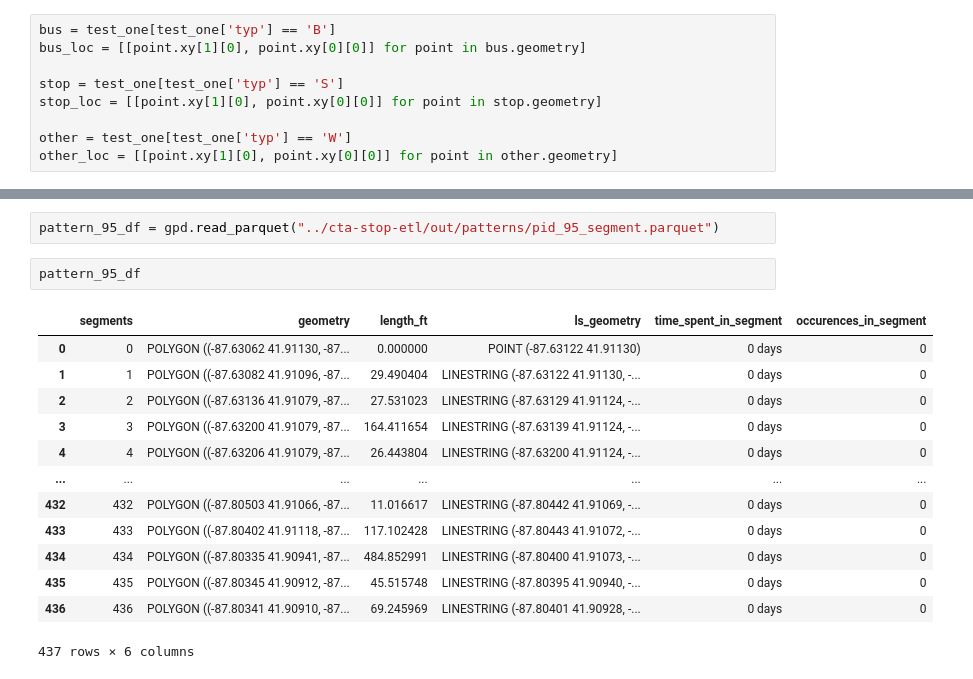
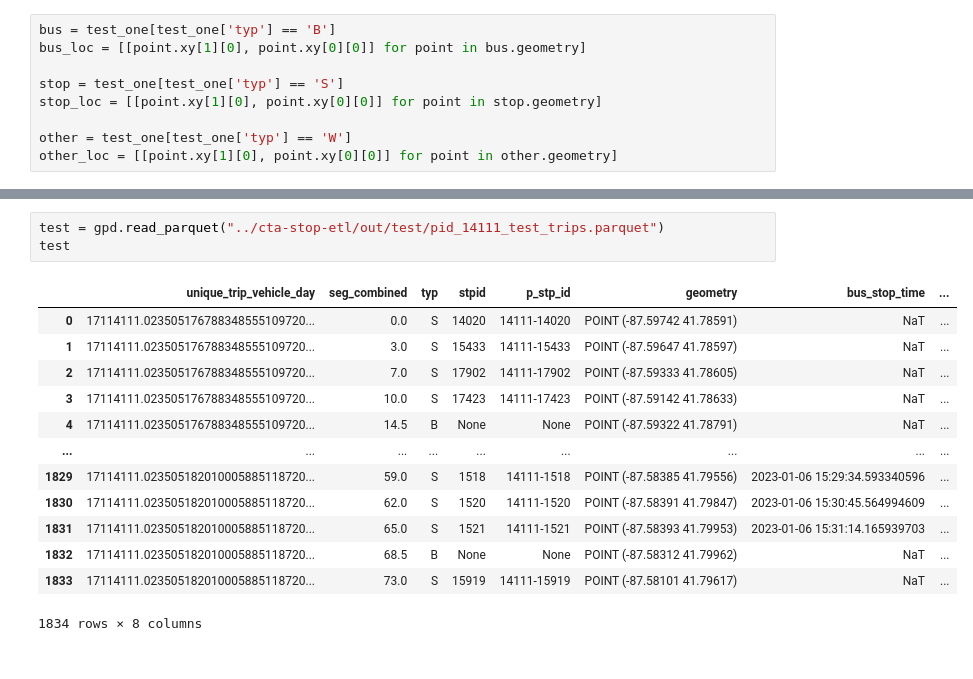
Before and after one commit to mansueto-institute/cta-stop-watch, a Jupyter notebook: cta-stop-watch/scratch/map_stuff.ipynb, the cells around one changed output, grey strips where cells are left out. Cells and saved outputs as stored; diff of their text form.

Commit message:
add stop ids

```diff
--- a/cta-stop-watch/scratch/map_stuff.ipynb
+++ b/cta-stop-watch/scratch/map_stuff.ipynb
@@ -313,18 +349,17 @@ single_trip_df = pattern_df[pattern_df['unique_trip_vehicle_day'] == '7295.02353
 # %%
-pattern_95_df = gpd.read_parquet("../cta-stop-etl/out/patterns/pid_95_segment.parquet")
+test = gpd.read_parquet("../cta-stop-etl/out/test/pid_14111_test_trips.parquet")
+test
+# %% [output]
+|  | unique_trip_vehicle_day | seg_combined | typ | stpid | p_stp_id | geometry | bus_stop_time | ... |
+| 0 | 17114111.023505176788348555109720... | 0.0 | S | 14020 | 14111-14020 | POINT (-87.59742 41.78591) | NaT | ... |
+| 1 | 17114111.023505176788348555109720... | 3.0 | S | 15433 | 14111-15433 | POINT (-87.59647 41.78597) | NaT | ... |
+| 2 | 17114111.023505176788348555109720... | 7.0 | S | 17902 | 14111-17902 | POINT (-87.59333 41.78605) | NaT | ... |
+| 3 | 17114111.023505176788348555109720... | 10.0 | S | 17423 | 14111-17423 | POINT (-87.59142 41.78633) | NaT | ... |
+| 4 | 17114111.023505176788348555109720... | 14.5 | B | None | None | POINT (-87.59322 41.78791) | NaT | ... |
+| ... | ... | ... | ... | ... | ... | ... | ... | ... |
+| 1829 | 17114111.023505182010005885118720... | 59.0 | S | 1518 | 14111-1518 | POINT (-87.58385 41.79556) | 2023-01-06 15:29:34.593340596 | ... |
+| 1830 | 17114111.023505182010005885118720... | 62.0 | S | 1520 | 14111-1520 | POINT (-87.58391 41.79847) | 2023-01-06 15:30:45.564994609 | ... |
+| 1831 | 17114111.023505182010005885118720... | 65.0 | S | 1521 | 14111-1521 | POINT (-87.58393 41.79953) | 2023-01-06 15:31:14.165939703 | ... |
+| 1832 | 17114111.023505182010005885118720... | 68.5 | B | None | None | POINT (-87.58312 41.79962) | NaT | ... |
+| 1833 | 17114111.023505182010005885118720... | 73.0 | S | 15919 | 14111-15919 | POINT (-87.58101 41.79617) | NaT | ... |
+1834 rows × 8 columns
-# %%
-pattern_95_df
-# %% [output]
-|  | segments | geometry | length_ft | ls_geometry | time_spent_in_segment | occurences_in_segment |
-| 0 | 0 | POLYGON ((-87.63062 41.91130, -87... | 0.000000 | POINT (-87.63122 41.91130) | 0 days | 0 |
-| 1 | 1 | POLYGON ((-87.63082 41.91096, -87... | 29.490404 | LINESTRING (-87.63122 41.91130, -... | 0 days | 0 |
-| 2 | 2 | POLYGON ((-87.63136 41.91079, -87... | 27.531023 | LINESTRING (-87.63129 41.91124, -... | 0 days | 0 |
-| 3 | 3 | POLYGON ((-87.63200 41.91079, -87... | 164.411654 | LINESTRING (-87.63139 41.91124, -... | 0 days | 0 |
-| 4 | 4 | POLYGON ((-87.63206 41.91079, -87... | 26.443804 | LINESTRING (-87.63200 41.91124, -... | 0 days | 0 |
-| ... | ... | ... | ... | ... | ... | ... |
-| 432 | 432 | POLYGON ((-87.80503 41.91066, -87... | 11.016617 | LINESTRING (-87.80442 41.91069, -... | 0 days | 0 |
-| 433 | 433 | POLYGON ((-87.80402 41.91118, -87... | 117.102428 | LINESTRING (-87.80443 41.91072, -... | 0 days | 0 |
-| 434 | 434 | POLYGON ((-87.80335 41.90941, -87... | 484.852991 | LINESTRING (-87.80400 41.91073, -... | 0 days | 0 |
-| 435 | 435 | POLYGON ((-87.80345 41.90912, -87... | 45.515748 | LINESTRING (-87.80395 41.90940, -... | 0 days | 0 |
-| 436 | 436 | POLYGON ((-87.80341 41.90910, -87... | 69.245969 | LINESTRING (-87.80401 41.90928, -... | 0 days | 0 |
-437 rows × 6 columns
```
Also changed, not shown: parts of 7 cells of this notebook, 4 other files.
